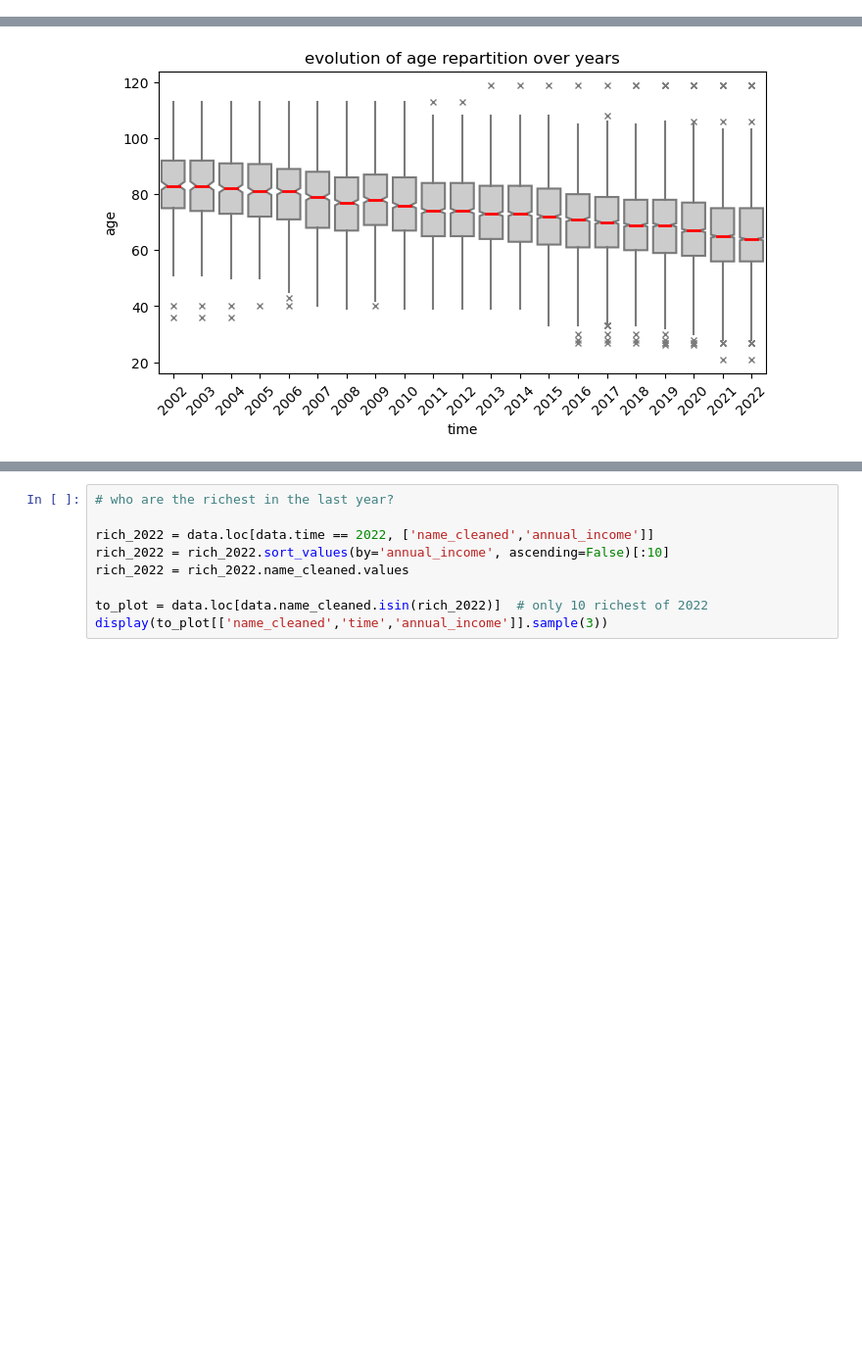
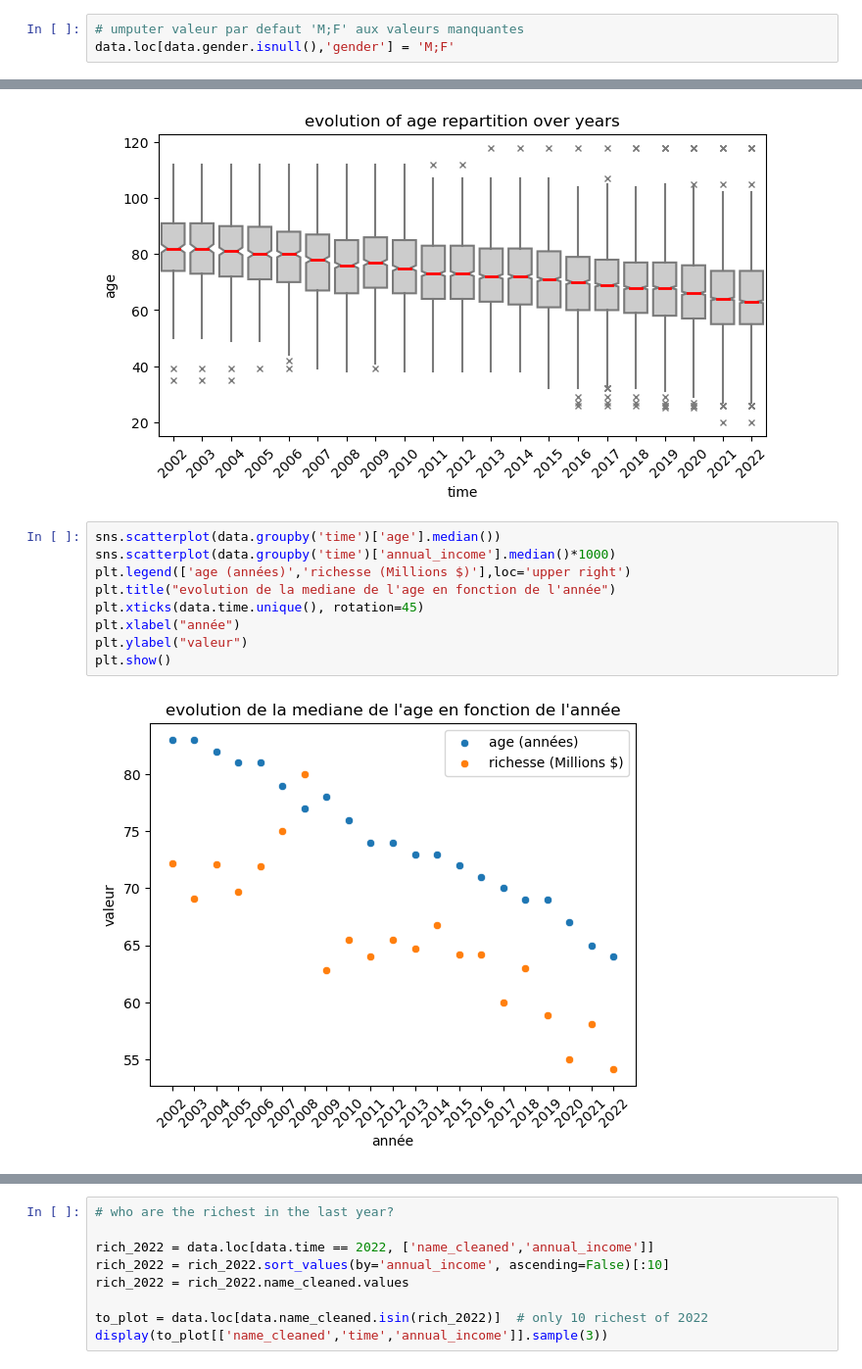
Before and after one commit to BrunetAlexis/Brief_2_Simplon, a Jupyter notebook: Simplon_Brief_Remi.ipynb, the cells around one changed output, grey strips where cells are left out. Shown at 98% size. Drawn from its saved outputs; the diff is of its cells as text; blank space fills up the shorter version.

```diff
--- a/Simplon_Brief_Remi.ipynb
+++ b/Simplon_Brief_Remi.ipynb
@@ -125,0 +164,3 @@ memory usage: 2.1+ MB
+# %%
+# umputer valeur par defaut 'M;F' aux valeurs manquantes
+data.loc[data.gender.isnull(),'gender'] = 'M;F'
@@ -142,3 +201,14 @@ plt.title("evolution of age repartition over years")
 plt.show()
 # %% [output]
 [figure]
+# %%
+sns.scatterplot(data.groupby('time')['age'].median())
+sns.scatterplot(data.groupby('time')['annual_income'].median()*1000)
+plt.legend(['age (années)','richesse (Millions $)'],loc='upper right')
+plt.title("evolution de la mediane de l'age en fonction de l'année")
+plt.xticks(data.time.unique(), rotation=45)
+plt.xlabel("année")
+plt.ylabel("valeur")
+plt.show()
+# %% [output]
+[figure, added]
```
Also changed, not shown: parts of 18 cells of this notebook.
